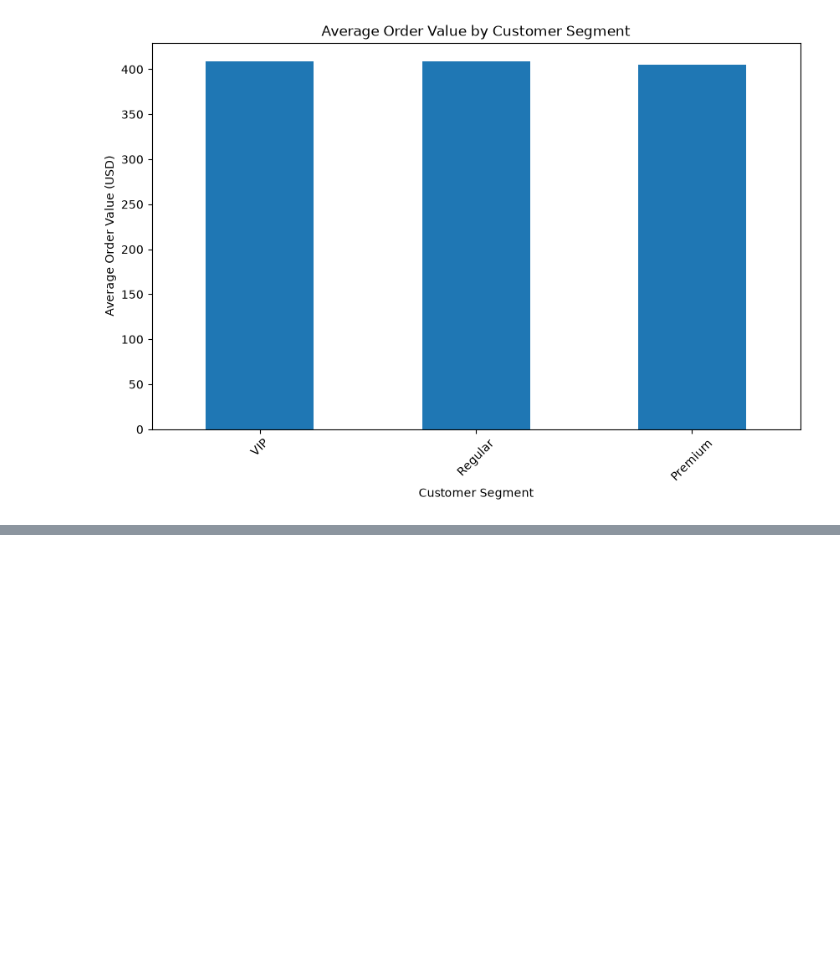
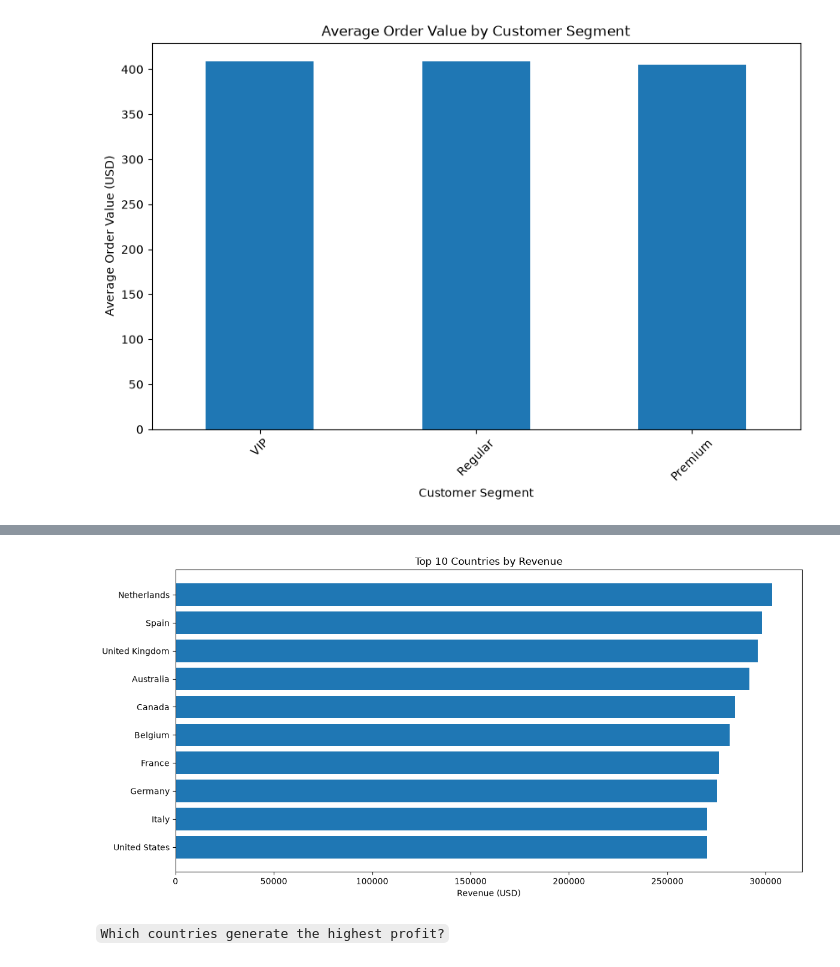
Before and after one commit to Suman-byte8/global-e-commerce-dataset-1M-records-2024-2026-analysis, a Jupyter notebook: notebooks/02_Exploratory_Data_Analysis.ipynb, the cells around one changed output, grey strips where cells are left out. Drawn from its saved outputs; the diff is of its cells as text; code cells hidden in the pictures; blank space fills up the shorter version.

Commit message:
feat: add geographic analysis for country and city performance

````diff
--- a/notebooks/02_Exploratory_Data_Analysis.ipynb
+++ b/notebooks/02_Exploratory_Data_Analysis.ipynb
@@ -1387,0 +1411,9 @@ plt.show()
+# %%
+country_revenue = (
+    completed_orders
+    .groupby("country")["total_price_usd"]
+    .sum()
+    .sort_values(ascending=False)
+)
+
+country_revenue
@@ -1387,0 +1433,19 @@ plt.show()
+# %%
+top10_country_revenue = country_revenue.head(10)
+
+plt.figure(figsize=(12,6))
+
+plt.barh(
+    top10_country_revenue.index[::-1],
+    top10_country_revenue.values[::-1]
+)
+
+plt.title("Top 10 Countries by Revenue")
+plt.xlabel("Revenue (USD)")
+plt.tight_layout()
+plt.savefig("../images/top10_country_revenue.png")
+plt.show()
+# %% [output]
+[figure, added]
+# %% [markdown]
+```Which countries generate the highest profit?```
````
Also changed, not shown: parts of 24 cells of this notebook, 7 other files.
